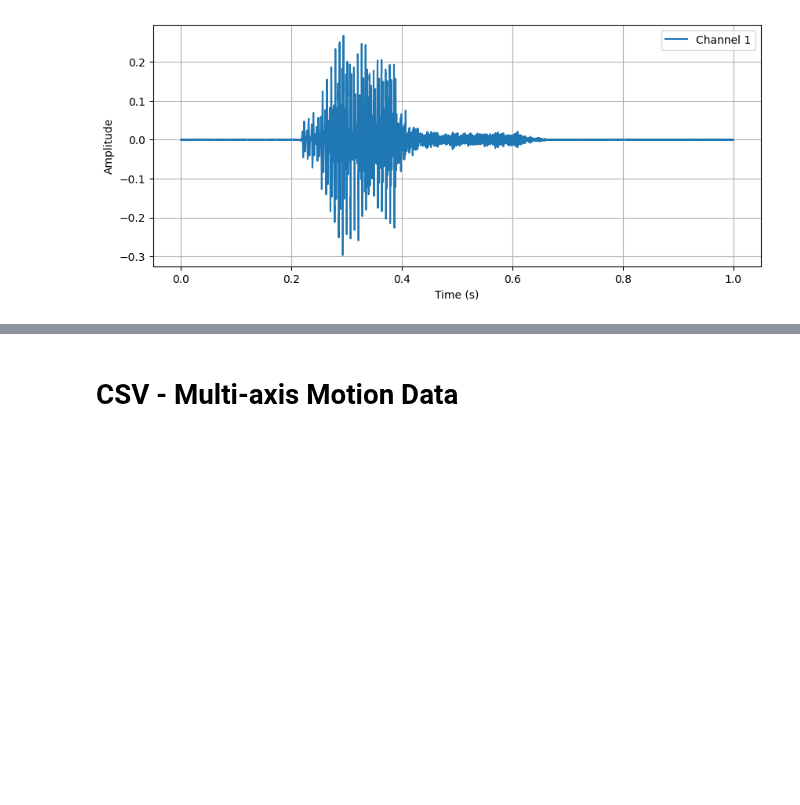
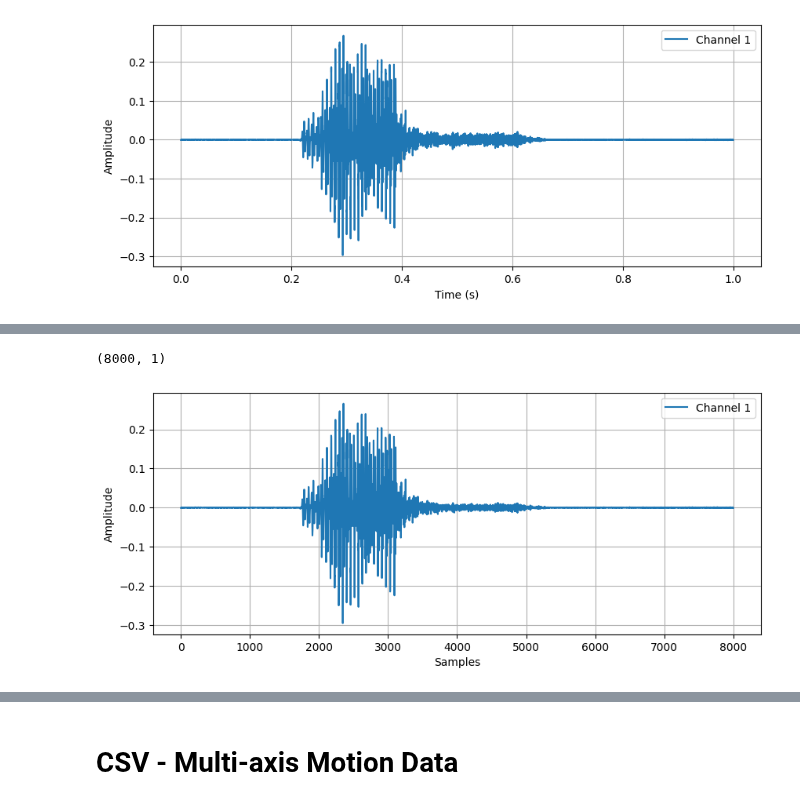
Before and after one commit to AIoT-Group-UoP/crossai-ts, a Jupyter notebook: examples/load_data.ipynb, the cells around one changed output, grey strips where cells are left out. Saved outputs shown, nothing was run; the diff lists cells and outputs as text; code cells hidden in the pictures; blank space fills up the shorter version.

```diff
--- a/examples/load_data.ipynb
+++ b/examples/load_data.ipynb
@@ -88,0 +113,8 @@ plot_signal(sig=audio_load[0].values, sr=audio_params["framerate"], mode="time",
+# %%
+audio_load_param = wav_loader(
+    "data/yes.wav",
+    mode="soundfile",
+    target_sr=8000,
+    dtype="float32",
+    channels=["Mono"]
+)
@@ -88,0 +130,13 @@ plot_signal(sig=audio_load[0].values, sr=audio_params["framerate"], mode="time",
+# %%
+audio_load_param[0].values.shape
+# %% [output]
+(8000, 1)
+# %%
+plot_signal(
+    sig=audio_load_param[0].values,
+    sr=8000,
+    mode="samples",
+    return_mode=False
+)
+# %% [output]
+[figure, added]
```
Also changed, not shown: parts of 10 cells of this notebook, 2 other files.
